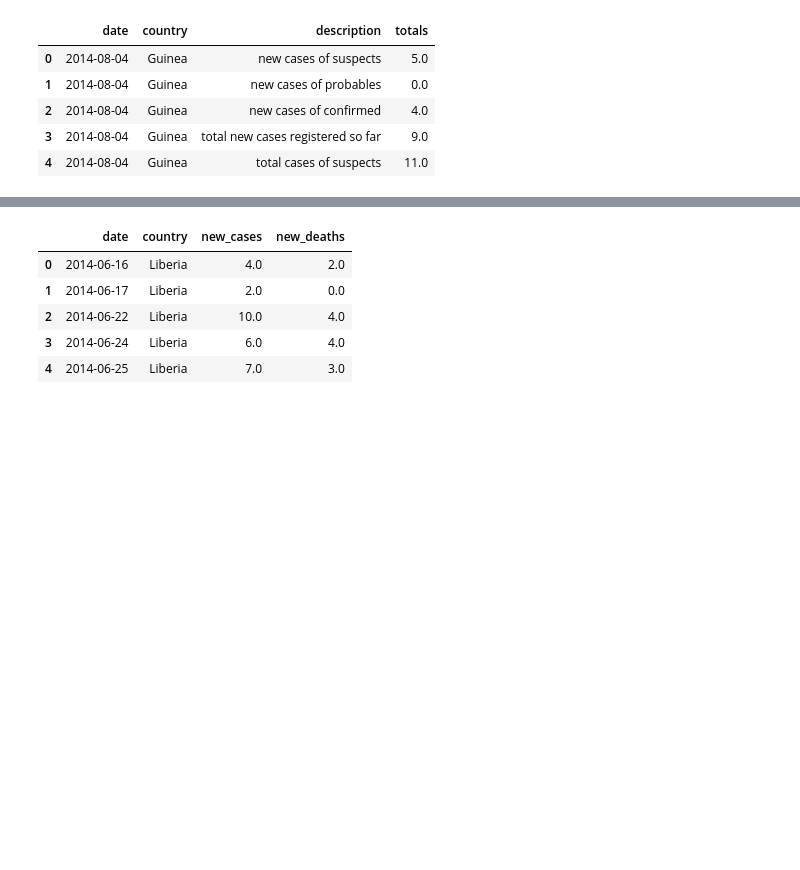
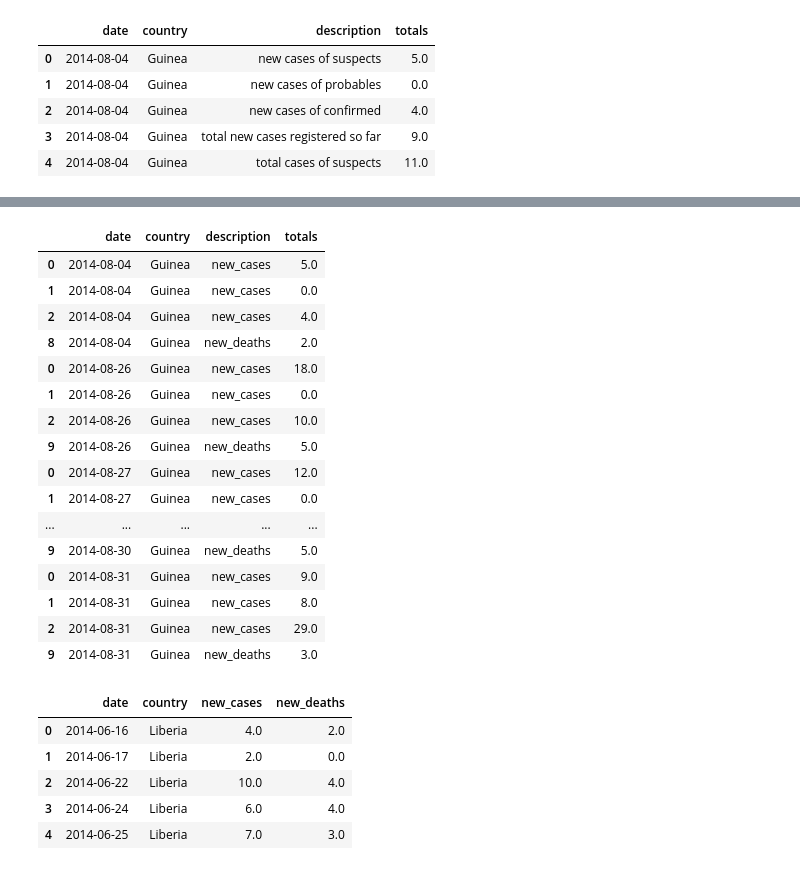
Before and after one commit to tarmeens/ada-homework, a Jupyter notebook: 01 - Pandas and Data Wrangling/Homework 1.ipynb, the cells around one changed output, grey strips where cells are left out. Cells and saved outputs as stored; diff of their text form; code cells hidden in the pictures; blank space fills up the shorter version.

```diff
--- a/01 - Pandas and Data Wrangling/Homework 1.ipynb
+++ b/01 - Pandas and Data Wrangling/Homework 1.ipynb
@@ -171,16 +91,0 @@ dfcopy1.head()
-# %%
-# Now we extract the relevant variables and we map them to a standard name (new_cases and new_deaths)
-column_keywords = {
-    'new_cases': ['new cases of suspects', 'new cases of probables', 'new cases of confirmed', 'new case/s (suspected)',
-                 'new case/s (probable)', 'new case/s (confirmed)',  'new_suspected', 'new_probable', 'new_confirmed'],
-    'new_deaths': ['new deaths registered today', 'new deaths registered', 'newly reported deaths',
-                  'etc_new_deaths']
-}
-
-desc_map = []
-for k, v in column_keywords.items():
-    for alias in v:
-        desc_map.append((k, alias))
-desc_map = pd.DataFrame(desc_map, columns=['type', 'description'])
-df = df.merge(desc_map, on='description', how='inner')
-df = df.drop('description', axis=1)
@@ -208,3 +92,49 @@ df.head(20)
+# %%
+# Map description to either "new_cases" or "new_deaths"
+column_keywords = {
+    'new cases of suspects' : 'new_cases',
+    'new cases of probables' : 'new_cases',
+    'new cases of confirmed' : 'new_cases',
+    'new case/s (suspected)' : 'new_cases',
+    'new case/s (probable)' : 'new_cases',
+    'new case/s (confirmed)' : 'new_cases',
+    'new_suspected' : 'new_cases',
+    'new_probable' : 'new_cases',
+    'new_confirmed' : 'new_cases',
+
+    'new deaths registered today' : 'new_deaths',
+    'new deaths registered' : 'new_deaths',
+    'newly reported deaths' : 'new_deaths',
+    'etc_new_deaths' : 'new_deaths'
+}
+
+
+# Drop the rows that do not correspond neither to "new_cases" nor "new_deaths"
+df = df[df.description.isin(column_keywords)]
+
+# Convert each description to a uniform variable (new_cases or new_deaths)
+df.description = df.description.apply(lambda desc: column_keywords[desc])
+
+# This is much better
+df.head(20)
+# %% [output]
+|  | date | country | description | totals |
+| 0 | 2014-08-04 | Guinea | new_cases | 5.0 |
+| 1 | 2014-08-04 | Guinea | new_cases | 0.0 |
+| 2 | 2014-08-04 | Guinea | new_cases | 4.0 |
+| 8 | 2014-08-04 | Guinea | new_deaths | 2.0 |
+| 0 | 2014-08-26 | Guinea | new_cases | 18.0 |
+| 1 | 2014-08-26 | Guinea | new_cases | 0.0 |
+| 2 | 2014-08-26 | Guinea | new_cases | 10.0 |
+| 9 | 2014-08-26 | Guinea | new_deaths | 5.0 |
+| 0 | 2014-08-27 | Guinea | new_cases | 12.0 |
+| 1 | 2014-08-27 | Guinea | new_cases | 0.0 |
+| ... | ... | ... | ... | ... |
+| 9 | 2014-08-30 | Guinea | new_deaths | 5.0 |
+| 0 | 2014-08-31 | Guinea | new_cases | 9.0 |
+| 1 | 2014-08-31 | Guinea | new_cases | 8.0 |
+| 2 | 2014-08-31 | Guinea | new_cases | 29.0 |
+| 9 | 2014-08-31 | Guinea | new_deaths | 3.0 |
 # %%
 # The dataframe is pivoted so as to transform new_cases and new_deaths types to columns
 # Furthermore, equivalent types are aggregated with a sum (e.g. suspected + probable + confirmed)
```
Also changed, not shown: parts of 15 cells of this notebook.
